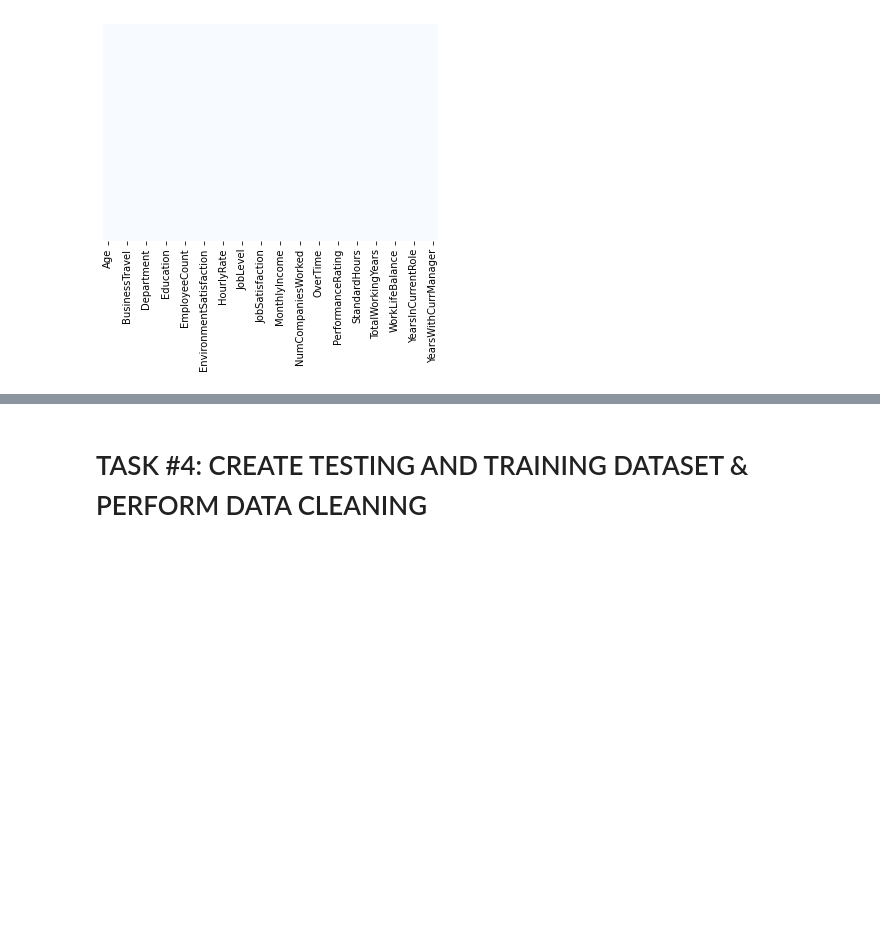
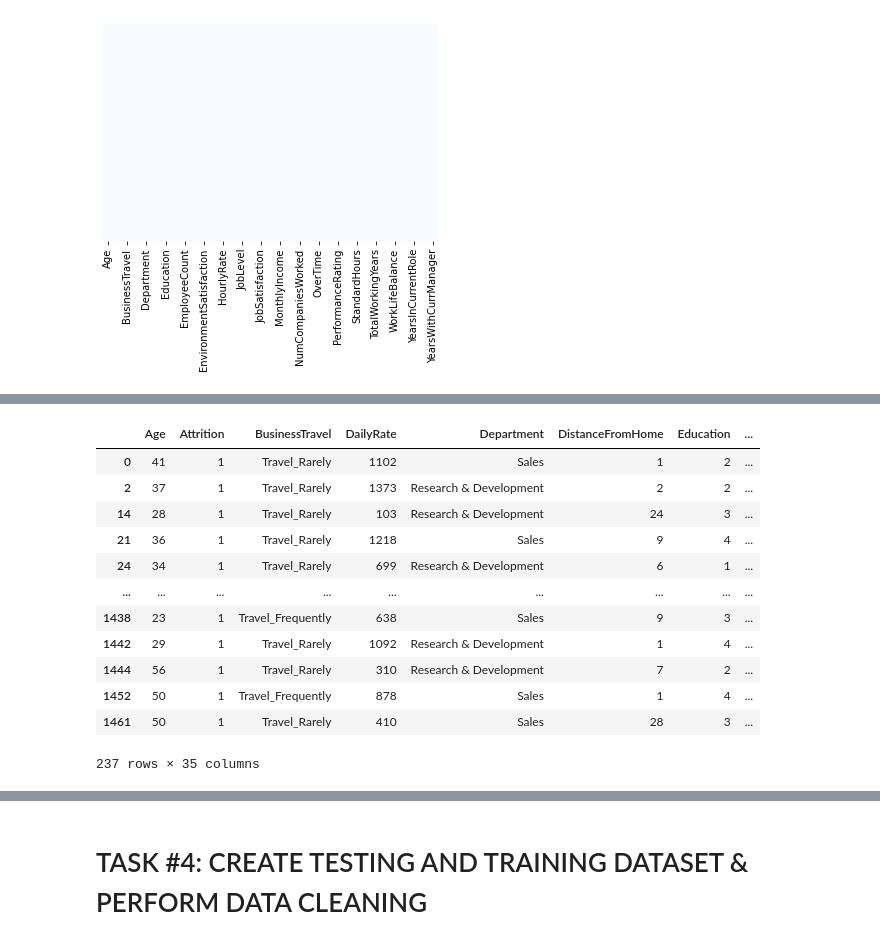
Before and after one commit to realize1103/DataScienceForBusiness, a Jupyter notebook: Human_Resources_Department_Skeleton.ipynb, the cells around one changed output, grey strips where cells are left out. Saved outputs shown, nothing was run; the diff lists cells and outputs as text; code cells hidden in the pictures; blank space fills up the shorter version.

```diff
--- a/Human_Resources_Department_Skeleton.ipynb
+++ b/Human_Resources_Department_Skeleton.ipynb
@@ -141,8 +161,26 @@ sns.heatmap(employee_df.isnull(), yticklabels = False, cbar = False, cmap = 'Blu
 # %%
-# It makes sense to drop 'EmployeeCount' , 'Standardhours' and 'Over18' since they do not change from one employee to the other
+# It makes sense to drop 'EmployeeCount' , 'StandardHours' and 'Over18' since they do not change from one employee to the other
 # Let's drop 'EmployeeNumber' as well
+employee_df.drop(['EmployeeCount', 'StandardHours', 'Over18', 'EmployeeNumber'], axis=1, inplace= True)
 # %%
 # Let's see how many employees left the company!
+left_df        = employee_df[employee_df['Attrition'] == 1]
+stayed_df      = employee_df[employee_df['Attrition'] == 0]
+left_df
+# %% [output]
+|  | Age | Attrition | BusinessTravel | DailyRate | Department | DistanceFromHome | Education | ... |
+| 0 | 41 | 1 | Travel_Rarely | 1102 | Sales | 1 | 2 | ... |
+| 2 | 37 | 1 | Travel_Rarely | 1373 | Research & Development | 2 | 2 | ... |
+| 14 | 28 | 1 | Travel_Rarely | 103 | Research & Development | 24 | 3 | ... |
+| 21 | 36 | 1 | Travel_Rarely | 1218 | Sales | 9 | 4 | ... |
+| 24 | 34 | 1 | Travel_Rarely | 699 | Research & Development | 6 | 1 | ... |
+| ... | ... | ... | ... | ... | ... | ... | ... | ... |
+| 1438 | 23 | 1 | Travel_Frequently | 638 | Sales | 9 | 3 | ... |
+| 1442 | 29 | 1 | Travel_Rarely | 1092 | Research & Development | 1 | 4 | ... |
+| 1444 | 56 | 1 | Travel_Rarely | 310 | Research & Development | 7 | 2 | ... |
+| 1452 | 50 | 1 | Travel_Frequently | 878 | Sales | 1 | 4 | ... |
+| 1461 | 50 | 1 | Travel_Rarely | 410 | Sales | 28 | 3 | ... |
+237 rows × 35 columns
 # %%
 # Count the number of employees who stayed and left
 # It seems that we are dealing with an imbalanced dataset
```
Also changed, not shown: parts of 5 cells of this notebook.
